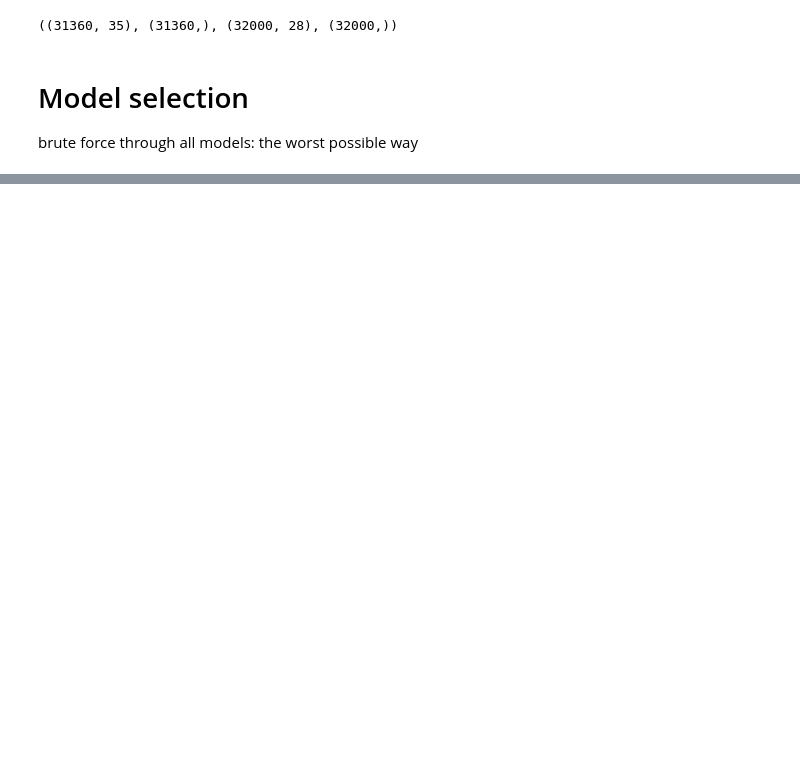
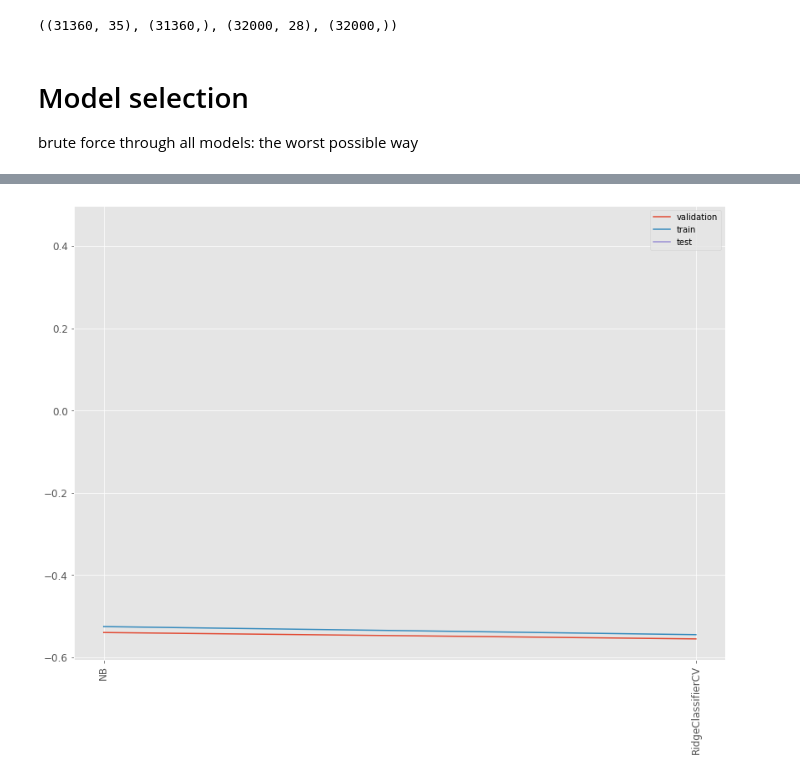
Before and after one commit to abhinav3398/song-popularity, a Jupyter notebook: notebooks/modeling.ipynb, the cells around one changed output, grey strips where cells are left out. Drawn from its saved outputs; the diff is of its cells as text; code cells hidden in the pictures; blank space fills up the shorter version.

```diff
--- a/notebooks/modeling.ipynb
+++ b/notebooks/modeling.ipynb
@@ -566,0 +633,14 @@ models_train_val_score, models_best_params, best_index, test_score, ax = models_
+# %%
+model_names = []
+for model in model_paramGrid_list:
+    model_names.append(model[0])
+
+plt.figure(figsize=(14, 10))
+plt.plot(models_train_val_score[:, 0], label="validation")
+plt.plot(models_train_val_score[:, 1], label="train")
+plt.plot(test_score, label="test")
+plt.legend()
+plt.xticks(range(len(model_names)), model_names, rotation=90)
+plt.show()
+# %% [output]
+[figure, added]
```
Also changed, not shown: parts of 10 cells of this notebook, 3 other files.
